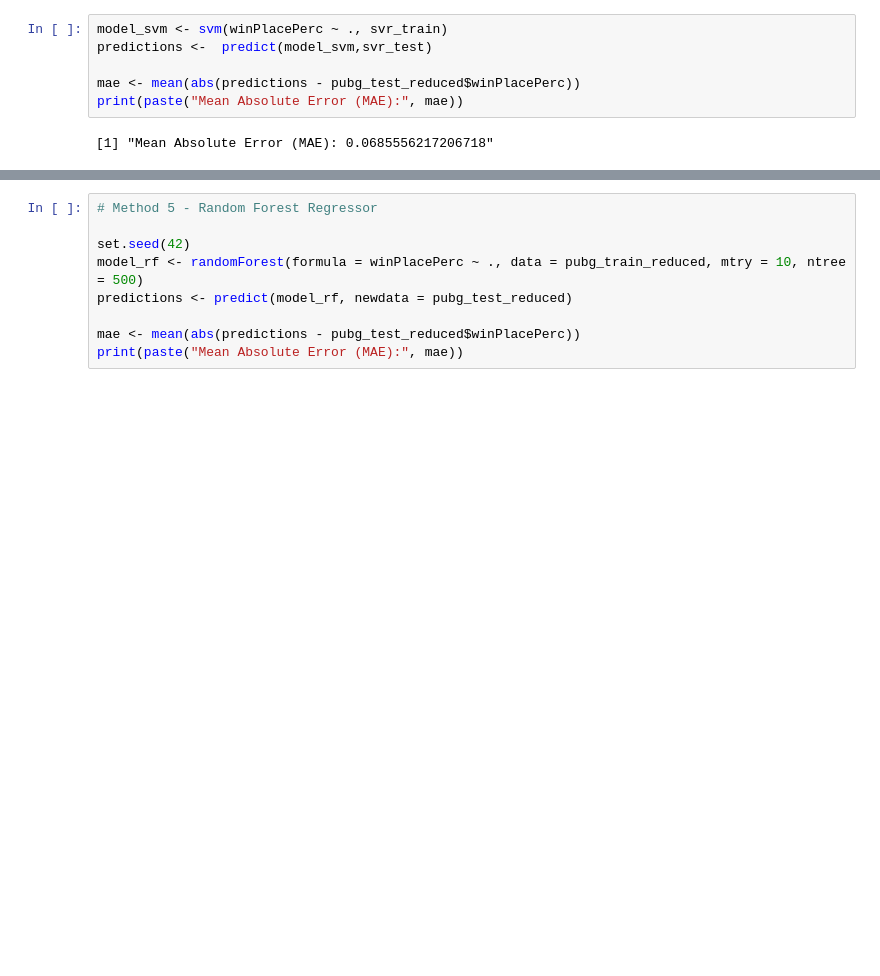
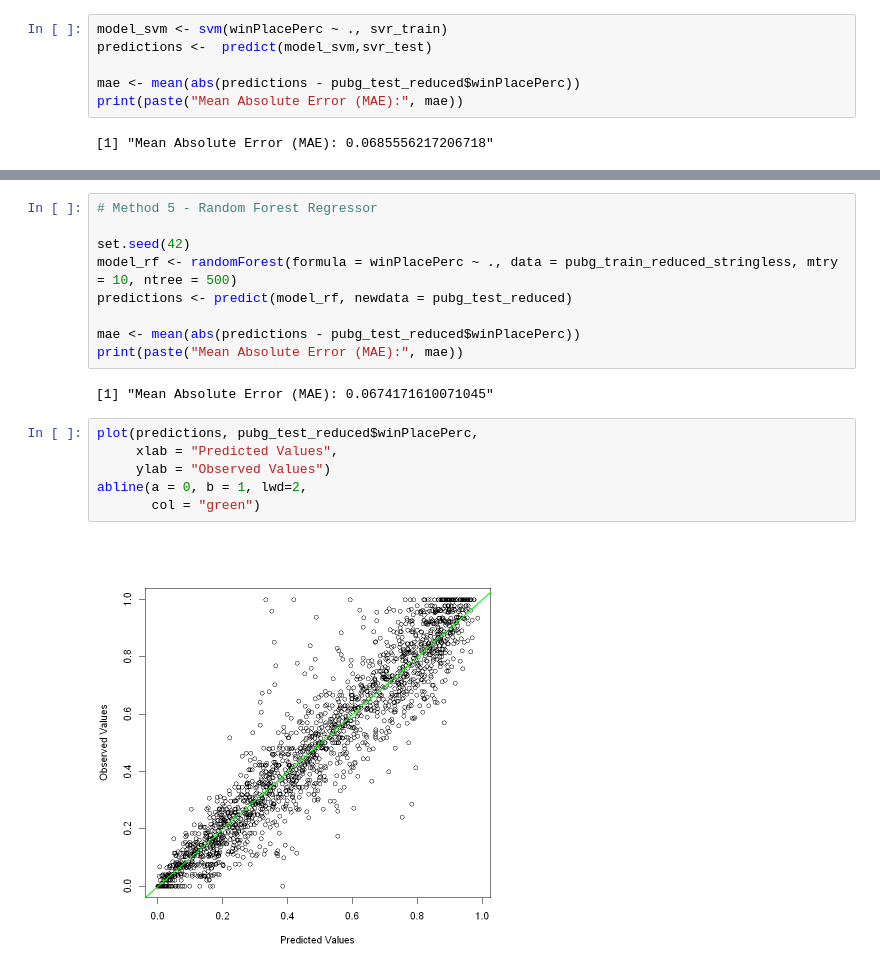
Before and after one commit to Evan-Burch/PUBG-Finish-Placement-Prediction, a Jupyter notebook: Pubg_Prediction.ipynb, the cells around one changed output, grey strips where cells are left out. Saved outputs shown, nothing was run; the diff lists cells and outputs as text; blank space fills up the shorter version.

```diff
--- a/Pubg_Prediction.ipynb
+++ b/Pubg_Prediction.ipynb
@@ -266,8 +295,18 @@ print(paste("Mean Absolute Error (MAE):", mae))
 # Method 5 - Random Forest Regressor
 
 set.seed(42)
-model_rf <- randomForest(formula = winPlacePerc ~ ., data = pubg_train_reduced, mtry = 10, ntree = 500)
+model_rf <- randomForest(formula = winPlacePerc ~ ., data = pubg_train_reduced_stringless, mtry = 10, ntree = 500)
 predictions <- predict(model_rf, newdata = pubg_test_reduced)
 
 mae <- mean(abs(predictions - pubg_test_reduced$winPlacePerc))
 print(paste("Mean Absolute Error (MAE):", mae))
+# %% [output]
+[1] "Mean Absolute Error (MAE): 0.0674171610071045"
+# %%
+plot(predictions, pubg_test_reduced$winPlacePerc,
+     xlab = "Predicted Values",
+     ylab = "Observed Values")
+abline(a = 0, b = 1, lwd=2,
+       col = "green")
+# %% [output]
+[figure, added]
```
Also changed, not shown: parts of 14 cells of this notebook.
